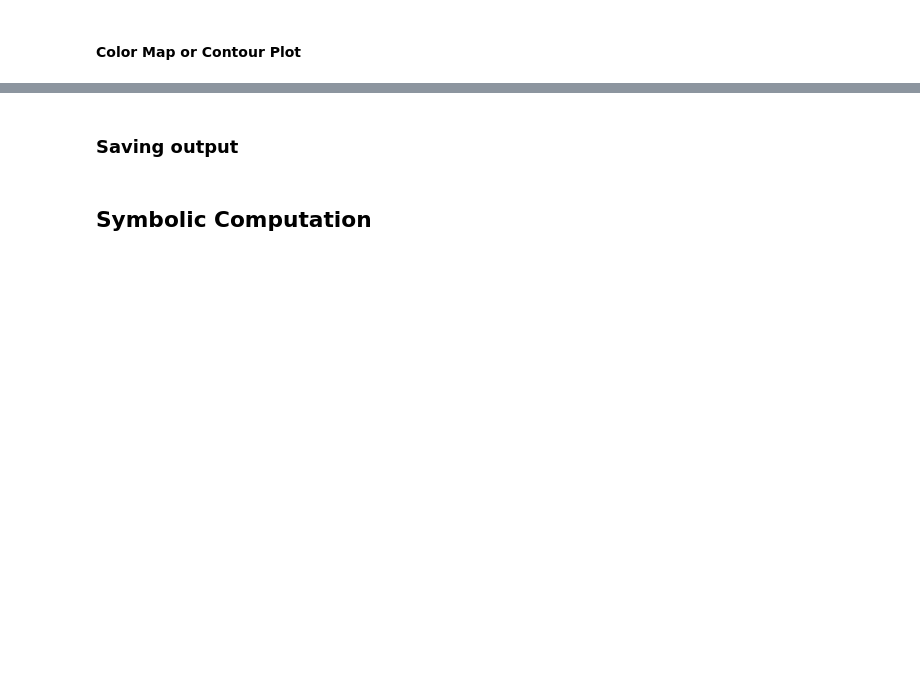
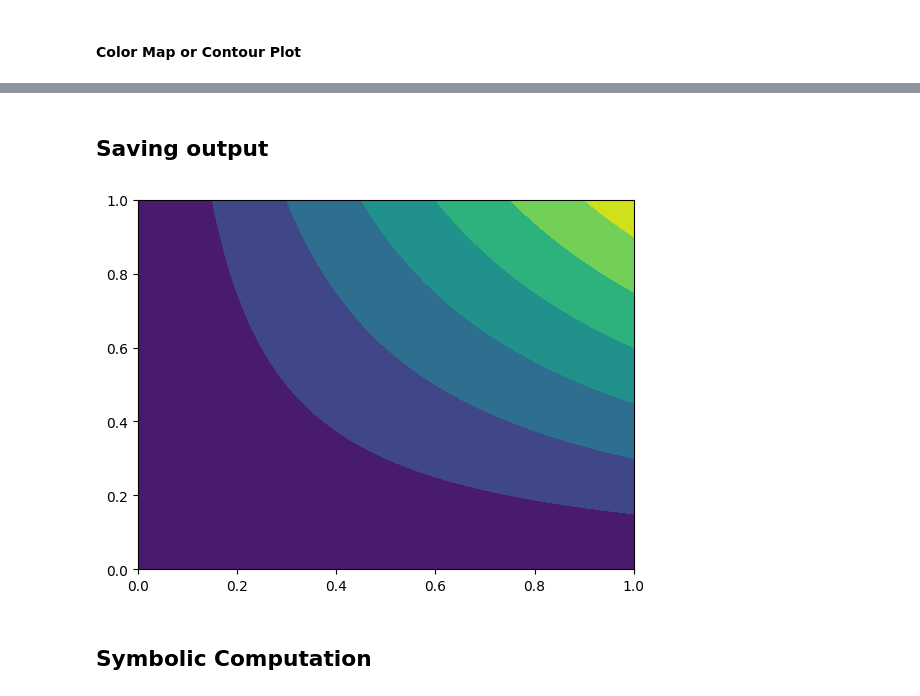
Before and after one commit to QMCSoftware/QMCSoftware, a Jupyter notebook: demos/PythonMarkdownExamples.ipynb, the cells around one changed output, grey strips where cells are left out. Cells and saved outputs as stored; diff of their text form; code cells hidden in the pictures; blank space fills up the shorter version.

```diff
--- a/demos/PythonMarkdownExamples.ipynb
+++ b/demos/PythonMarkdownExamples.ipynb
@@ -292,3 +297,3 @@ axis.contourf(xmesh,ymesh,zmesh);
 # %% [markdown]
-### Saving output
+## Saving output
 # %%
@@ -300,7 +305,11 @@ with open(figpath+'contourplotdata','wb') as myfile:pickle.dump([xmesh,ymesh,zme
 # %%
-xmesh = [], ymesh = [], zmesh = [] #overwrite the data
-print(xmesh)
-with open(figpath+'ld_parallel.pkl','rb') as myfile: xmesh, ymesh, zmesh = pickle.load(myfile) #bring back the data
+xmesh = []; ymesh = []; zmesh = [] #clear the data
+with open(figpath+'contourplotdata.pkl','rb') as myfile: xmesh, ymesh, zmesh = pickle.load(myfile) #bring back the data
+# %%
+figure, axis = plt.subplots() #re-create the figure
+axis.contourf(xmesh,ymesh,zmesh);
+# %% [output]
+[figure, added]
 # %% [markdown]
 ## Symbolic Computation
 # %%
```
Also changed, not shown: parts of 7 cells of this notebook, 1 other file.
